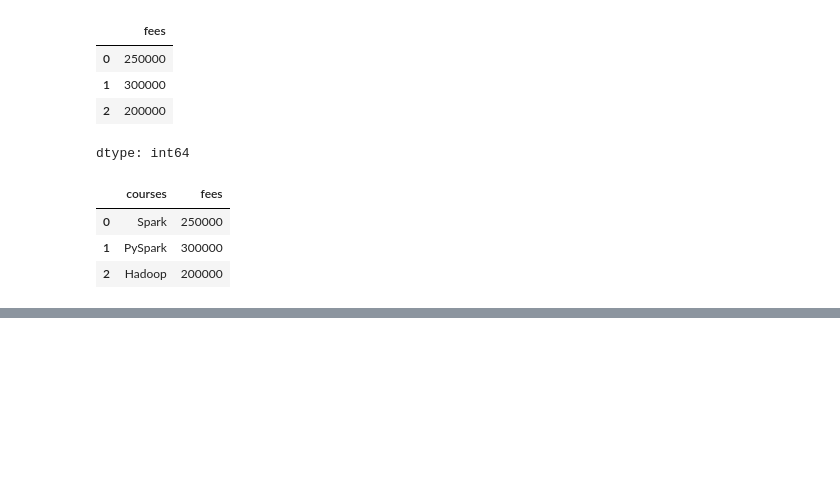
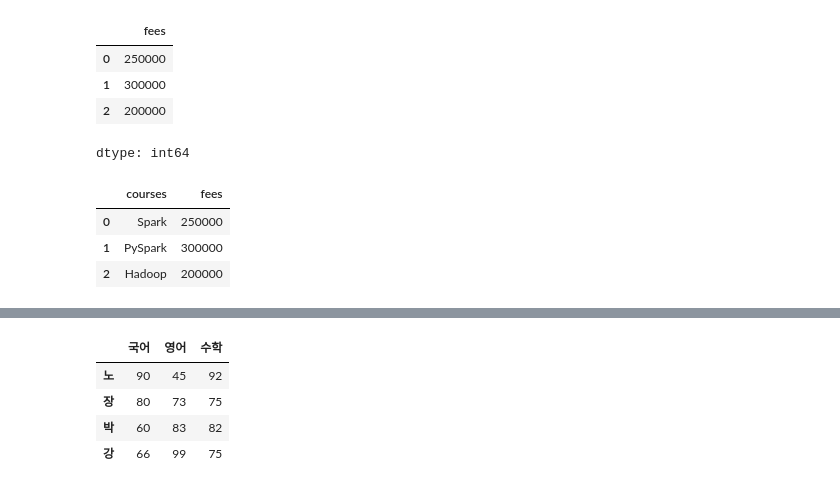
Before and after one commit to leeyunseok110/2025-1-myclass-BDA, a Jupyter notebook: inclass/02w_A_0317_pandas_basic.ipynb, the cells around one changed output, grey strips where cells are left out. Cells and saved outputs as stored; diff of their text form; code cells hidden in the pictures; blank space fills up the shorter version.

```diff
--- a/inclass/02w_A_0317_pandas_basic.ipynb
+++ b/inclass/02w_A_0317_pandas_basic.ipynb
@@ -314,0 +381,9 @@ df
+# %%
+df.index = ['노','장','박','강']
+df
+# %% [output]
+|  | 국어 | 영어 | 수학 |
+| 노 | 90 | 45 | 92 |
+| 장 | 80 | 73 | 75 |
+| 박 | 60 | 83 | 82 |
+| 강 | 66 | 99 | 75 |
```
Also changed, not shown: parts of 35 cells of this notebook.
